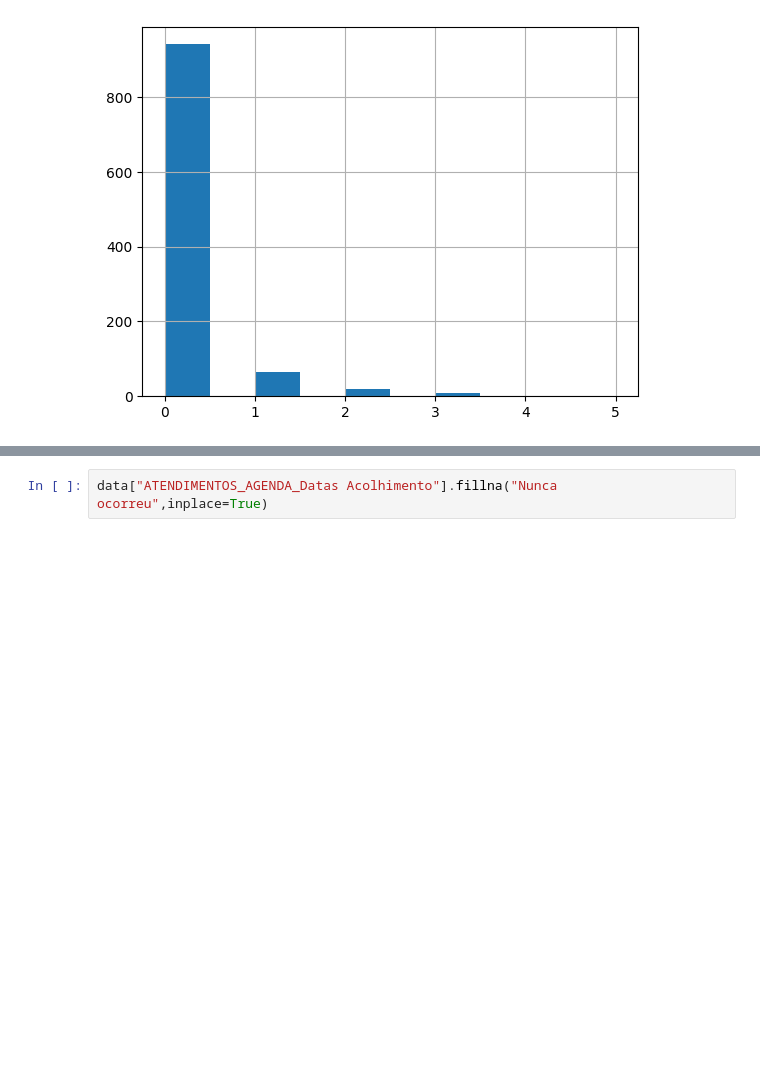
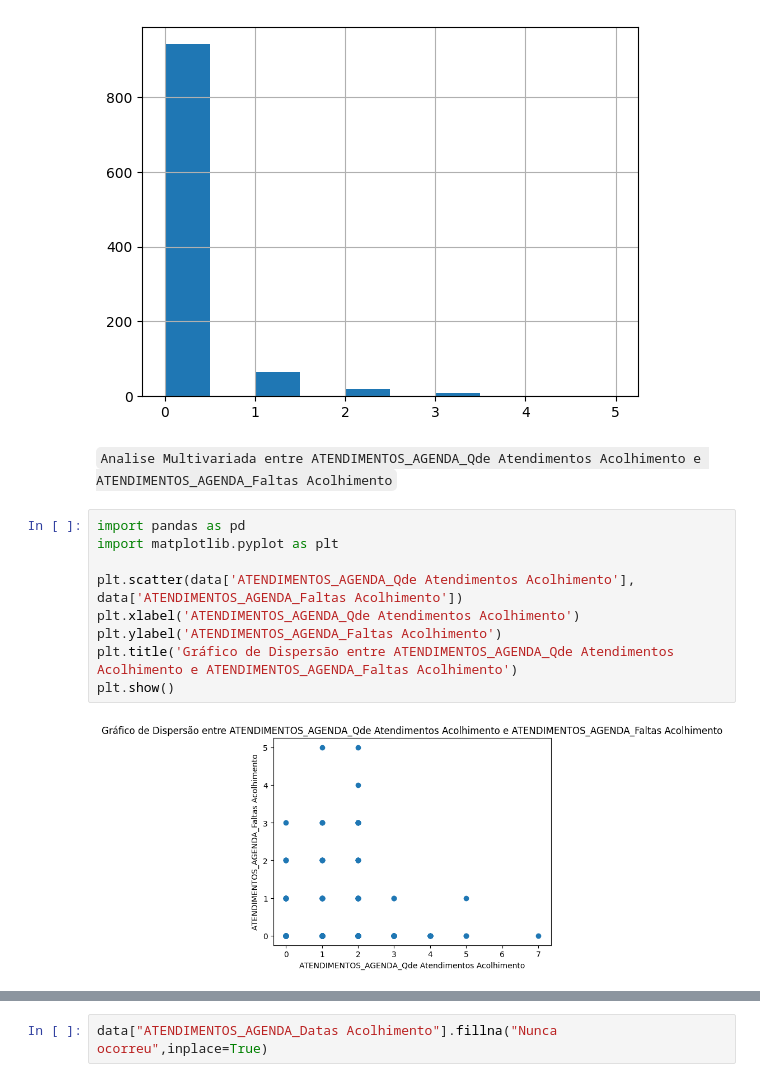
Before and after one commit to alessitomas/streamlit-deploy, a Jupyter notebook: src/notebooks/feauture engineering/01_feature_engineering.ipynb, the cells around one changed output, grey strips where cells are left out. Cells and saved outputs as stored; diff of their text form; blank space fills up the shorter version.

Commit message:
feat : analise multivariada

````diff
--- a/src/notebooks/feauture engineering/01_feature_engineering.ipynb
+++ b/src/notebooks/feauture engineering/01_feature_engineering.ipynb
@@ -85,3 +85,16 @@ data["ATENDIMENTOS_AGENDA_Faltas Acolhimento"].hist()
 # %% [output]
 <Axes: >
 [figure]
+# %% [markdown]
+ ```Analise Multivariada entre ATENDIMENTOS_AGENDA_Qde Atendimentos Acolhimento e ATENDIMENTOS_AGENDA_Faltas Acolhimento```
+# %%
+import pandas as pd
+import matplotlib.pyplot as plt
+
+plt.scatter(data['ATENDIMENTOS_AGENDA_Qde Atendimentos Acolhimento'], data['ATENDIMENTOS_AGENDA_Faltas Acolhimento'])
+plt.xlabel('ATENDIMENTOS_AGENDA_Qde Atendimentos Acolhimento')
+plt.ylabel('ATENDIMENTOS_AGENDA_Faltas Acolhimento')
+plt.title('Gráfico de Dispersão entre ATENDIMENTOS_AGENDA_Qde Atendimentos Acolhimento e ATENDIMENTOS_AGENDA_Faltas Acolhimento')
+plt.show()
+# %% [output]
+[figure, added]
````
Also changed, not shown: parts of 4 cells of this notebook, 3 other files.
